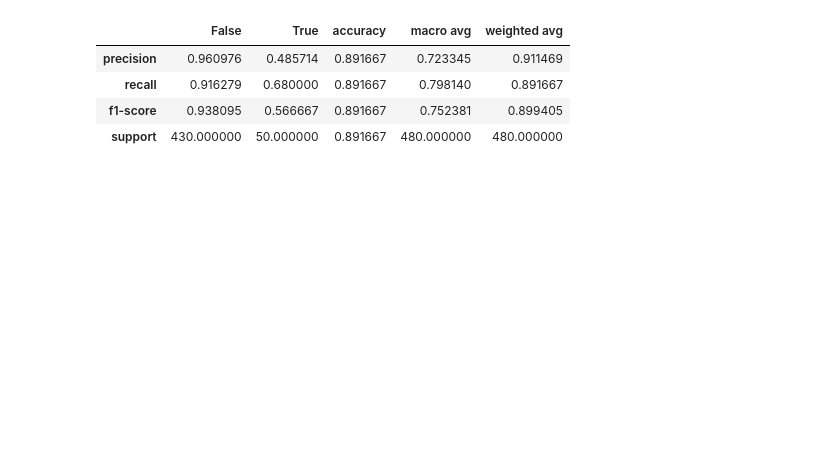
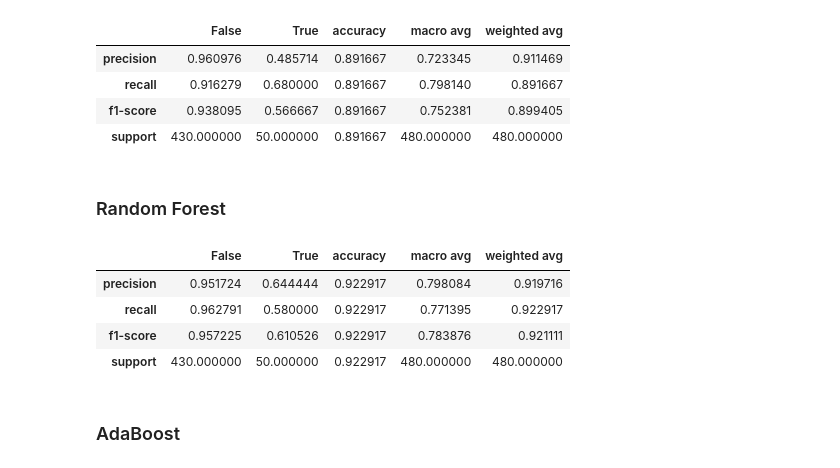
Before and after one commit to DerekRobin/Learn-ML, a Jupyter notebook: Interpretable Machine Learning/LIME-WINE/LIME_in_action.ipynb, the cells around one changed output. Drawn from its saved outputs; the diff is of its cells as text; code cells hidden in the pictures; blank space fills up the shorter version.

```diff
--- a/Interpretable Machine Learning/LIME-WINE/LIME_in_action.ipynb
+++ b/Interpretable Machine Learning/LIME-WINE/LIME_in_action.ipynb
@@ -128,3 +134,5 @@ pd.DataFrame(classification_report(y_test, y_pred_tree, output_dict=True))
 | recall | 0.916279 | 0.680000 | 0.891667 | 0.798140 | 0.891667 |
 | f1-score | 0.938095 | 0.566667 | 0.891667 | 0.752381 | 0.899405 |
 | support | 430.000000 | 50.000000 | 0.891667 | 480.000000 | 480.000000 |
+# %% [markdown]
+### Random Forest
@@ -130,0 +144,11 @@ pd.DataFrame(classification_report(y_test, y_pred_tree, output_dict=True))
+# %%
+forest_report = pd.DataFrame(classification_report(y_test, y_pred_forest, output_dict=True))
+forest_report
+# %% [output]
+|  | False | True | accuracy | macro avg | weighted avg |
+| precision | 0.951724 | 0.644444 | 0.922917 | 0.798084 | 0.919716 |
+| recall | 0.962791 | 0.580000 | 0.922917 | 0.771395 | 0.922917 |
+| f1-score | 0.957225 | 0.610526 | 0.922917 | 0.783876 | 0.921111 |
+| support | 430.000000 | 50.000000 | 0.922917 | 480.000000 | 480.000000 |
+# %% [markdown]
+### AdaBoost
```
Also changed, not shown: parts of 21 cells of this notebook.
